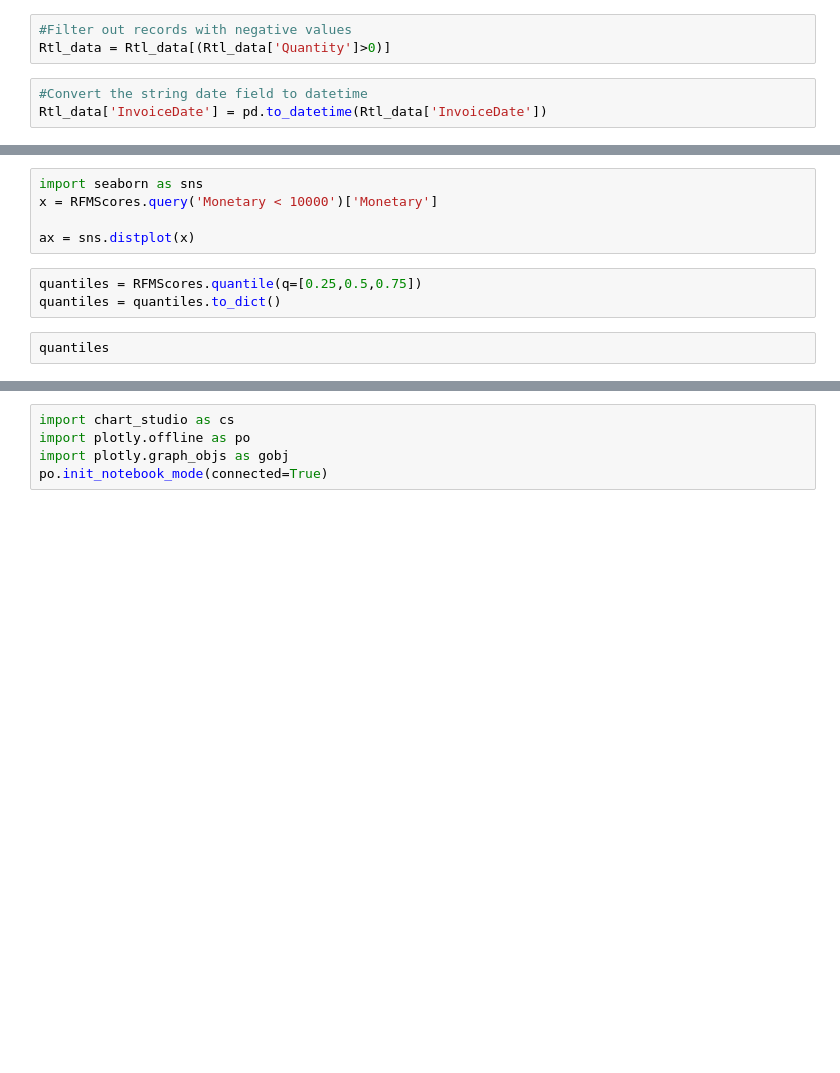
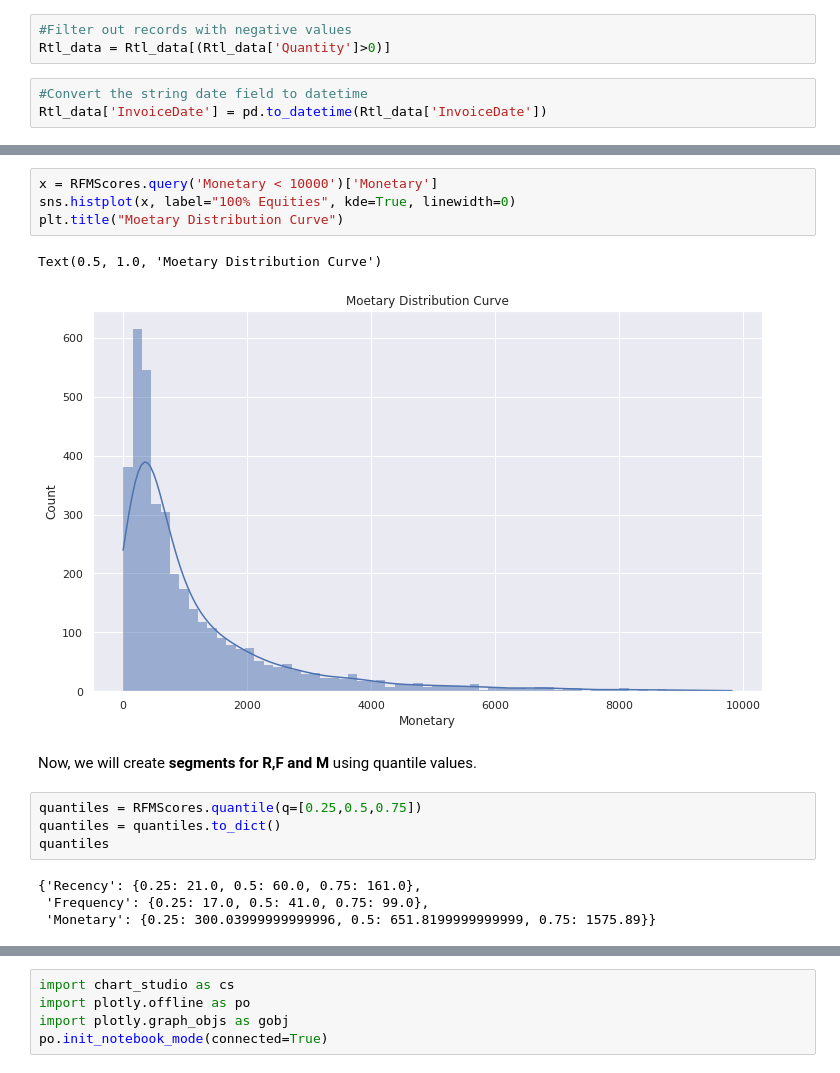
Before and after one commit to skpycoder786/CustomerSegmentation_MajorProject, a Jupyter notebook: customersegmentationanalysis-using-rfm-k-means.ipynb, the cells around one changed output, grey strips where cells are left out. Drawn from its saved outputs; the diff is of its cells as text; blank space fills up the shorter version.

Commit message:
Kaggle Notebook | CustomerSegmentationAnalysis Using RFM & K-Means | Version 4

```diff
--- a/customersegmentationanalysis-using-rfm-k-means.ipynb
+++ b/customersegmentationanalysis-using-rfm-k-means.ipynb
@@ -85,10 +195,17 @@ RFMScores.Monetary.describe()
-# %%
-import seaborn as sns
-x = RFMScores.query('Monetary < 10000')['Monetary']
-
-ax = sns.distplot(x)
+# %%
+x = RFMScores.query('Monetary < 10000')['Monetary']
+sns.histplot(x, label="100% Equities", kde=True, linewidth=0)
+plt.title("Moetary Distribution Curve")
+# %% [output]
+Text(0.5, 1.0, 'Moetary Distribution Curve')
+[figure, added]
+# %% [markdown]
+Now, we will create **segments for R,F and M** using quantile values.
 # %%
 quantiles = RFMScores.quantile(q=[0.25,0.5,0.75])
 quantiles = quantiles.to_dict()
+quantiles
+# %% [output]
+{'Recency': {0.25: 21.0, 0.5: 60.0, 0.75: 161.0},
+ 'Frequency': {0.25: 17.0, 0.5: 41.0, 0.75: 99.0},
+ 'Monetary': {0.25: 300.03999999999996, 0.5: 651.8199999999999, 0.75: 1575.89}}
-# %%
-quantiles
```
Also changed, not shown: parts of 68 cells of this notebook.
